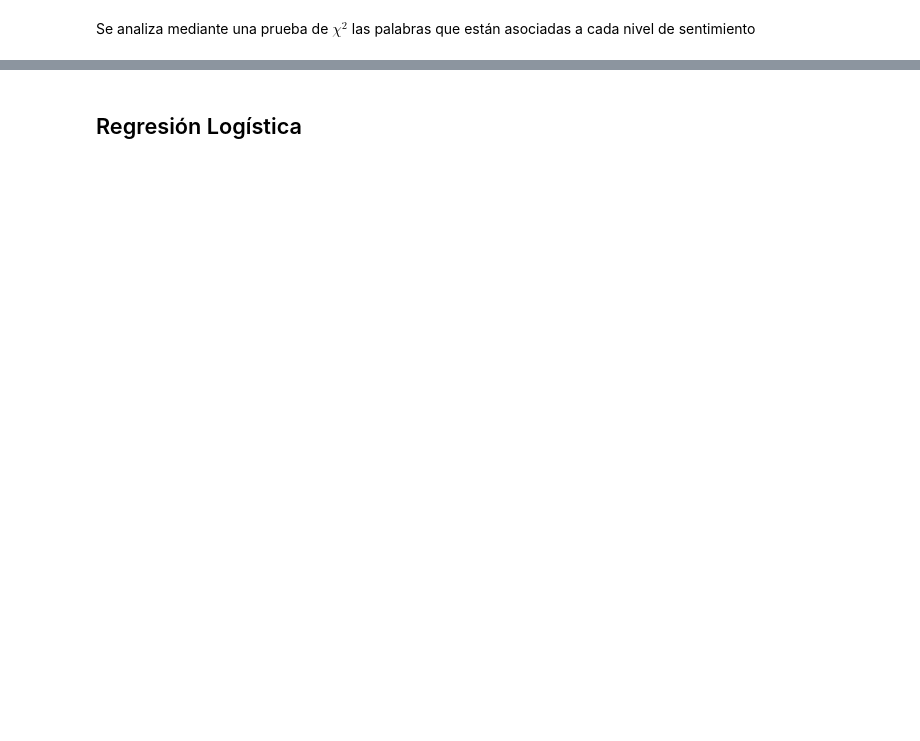
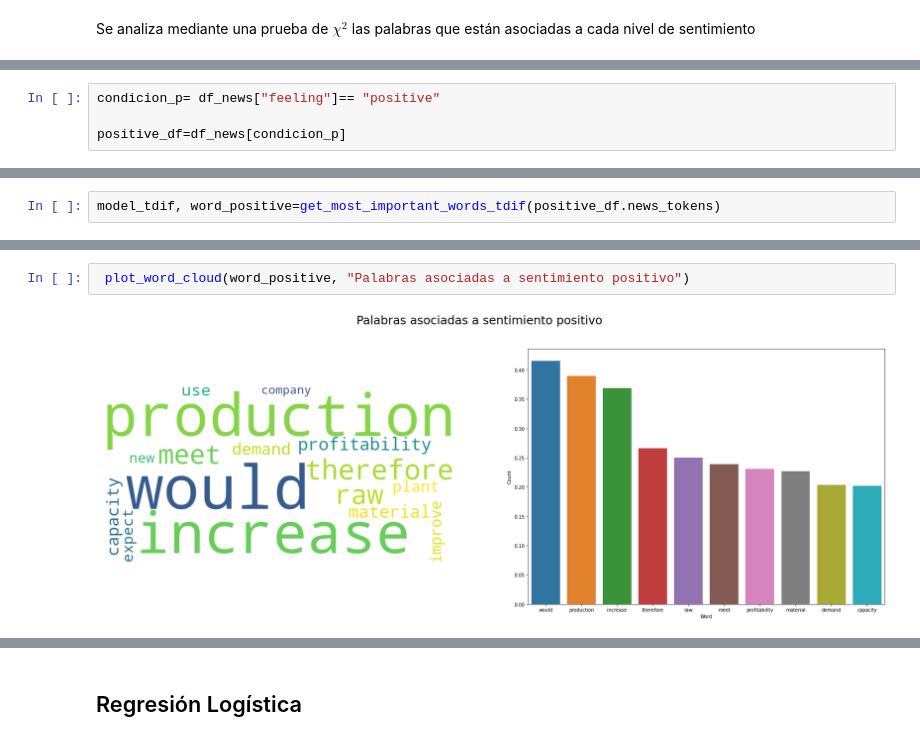
Before and after one commit to Mentoria-Financiera-DiploDatos/Entrega3, a Jupyter notebook: sentimientos/03_ML_TFidf.ipynb, the cells around one changed output, grey strips where cells are left out. Drawn from its saved outputs; the diff is of its cells as text; blank space fills up the shorter version.

```diff
--- a/sentimientos/03_ML_TFidf.ipynb
+++ b/sentimientos/03_ML_TFidf.ipynb
@@ -96,0 +98,4 @@ for noticia, category_id in sorted(category_codes.items()):
+# %%
+condicion_p= df_news["feeling"]== "positive"
+
+positive_df=df_news[condicion_p]
@@ -96,0 +140,2 @@ for noticia, category_id in sorted(category_codes.items()):
+# %%
+model_tdif, word_positive=get_most_important_words_tdif(positive_df.news_tokens)
@@ -96,0 +156,4 @@ for noticia, category_id in sorted(category_codes.items()):
+# %%
+ plot_word_cloud(word_positive, "Palabras asociadas a sentimiento positivo")
+# %% [output]
+[figure, added]
```
Also changed, not shown: parts of 57 cells of this notebook.
